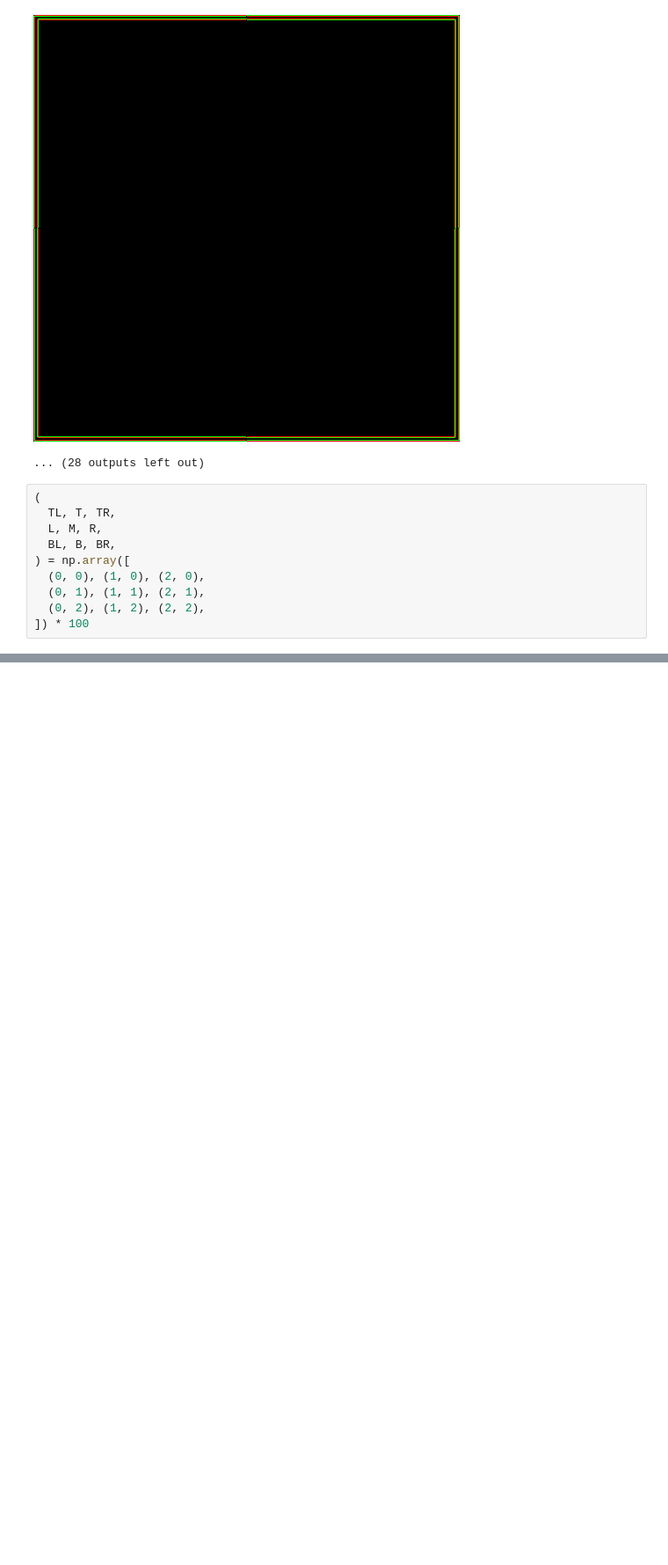
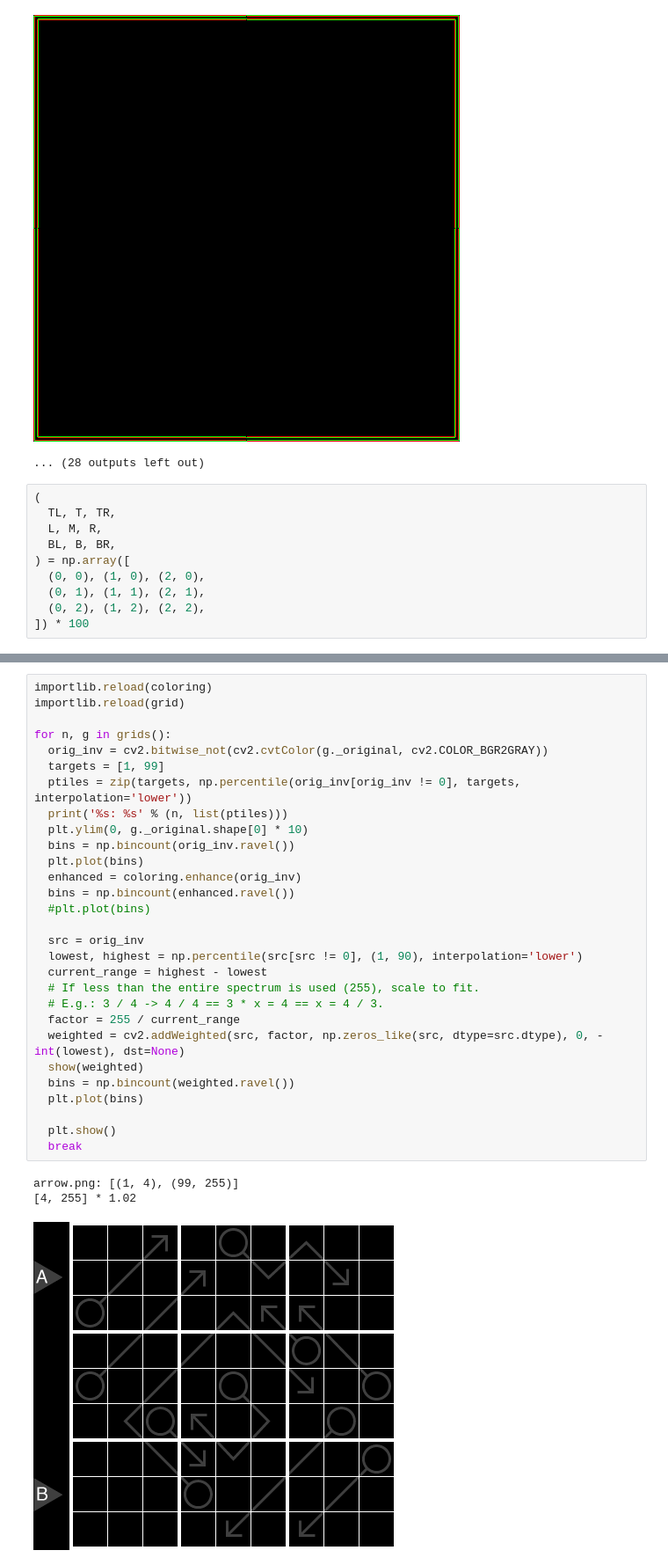
Before and after one commit to PhilHarnish/forge, a Jupyter notebook: src/data/image/scratch.ipynb, the cells around one changed output, grey strips where cells are left out. Shown at 88% size. Cells and saved outputs as stored; diff of their text form; blank space fills up the shorter version.

```diff
--- a/src/data/image/scratch.ipynb
+++ b/src/data/image/scratch.ipynb
@@ -488,0 +421,33 @@ show(cv2.adaptiveThreshold(
+# %%
+importlib.reload(coloring)
+importlib.reload(grid)
+
+for n, g in grids():
+  orig_inv = cv2.bitwise_not(cv2.cvtColor(g._original, cv2.COLOR_BGR2GRAY))
+  targets = [1, 99]
+  ptiles = zip(targets, np.percentile(orig_inv[orig_inv != 0], targets, interpolation='lower'))
+  print('%s: %s' % (n, list(ptiles)))
+  plt.ylim(0, g._original.shape[0] * 10)
+  bins = np.bincount(orig_inv.ravel())
+  plt.plot(bins)
+  enhanced = coloring.enhance(orig_inv)
+  bins = np.bincount(enhanced.ravel())
+  #plt.plot(bins)
+
+  src = orig_inv
+  lowest, highest = np.percentile(src[src != 0], (1, 90), interpolation='lower')
+  current_range = highest - lowest
+  # If less than the entire spectrum is used (255), scale to fit.
+  # E.g.: 3 / 4 -> 4 / 4 == 3 * x = 4 == x = 4 / 3.
+  factor = 255 / current_range
+  weighted = cv2.addWeighted(src, factor, np.zeros_like(src, dtype=src.dtype), 0, -int(lowest), dst=None)
+  show(weighted)
+  bins = np.bincount(weighted.ravel())
+  plt.plot(bins)
+
+  plt.show()
+  break
+# %% [output]
+arrow.png: [(1, 4), (99, 255)]
+[4, 255] * 1.02
+[figure, added]
```
Also changed, not shown: parts of 15 cells of this notebook, 2 other files.
